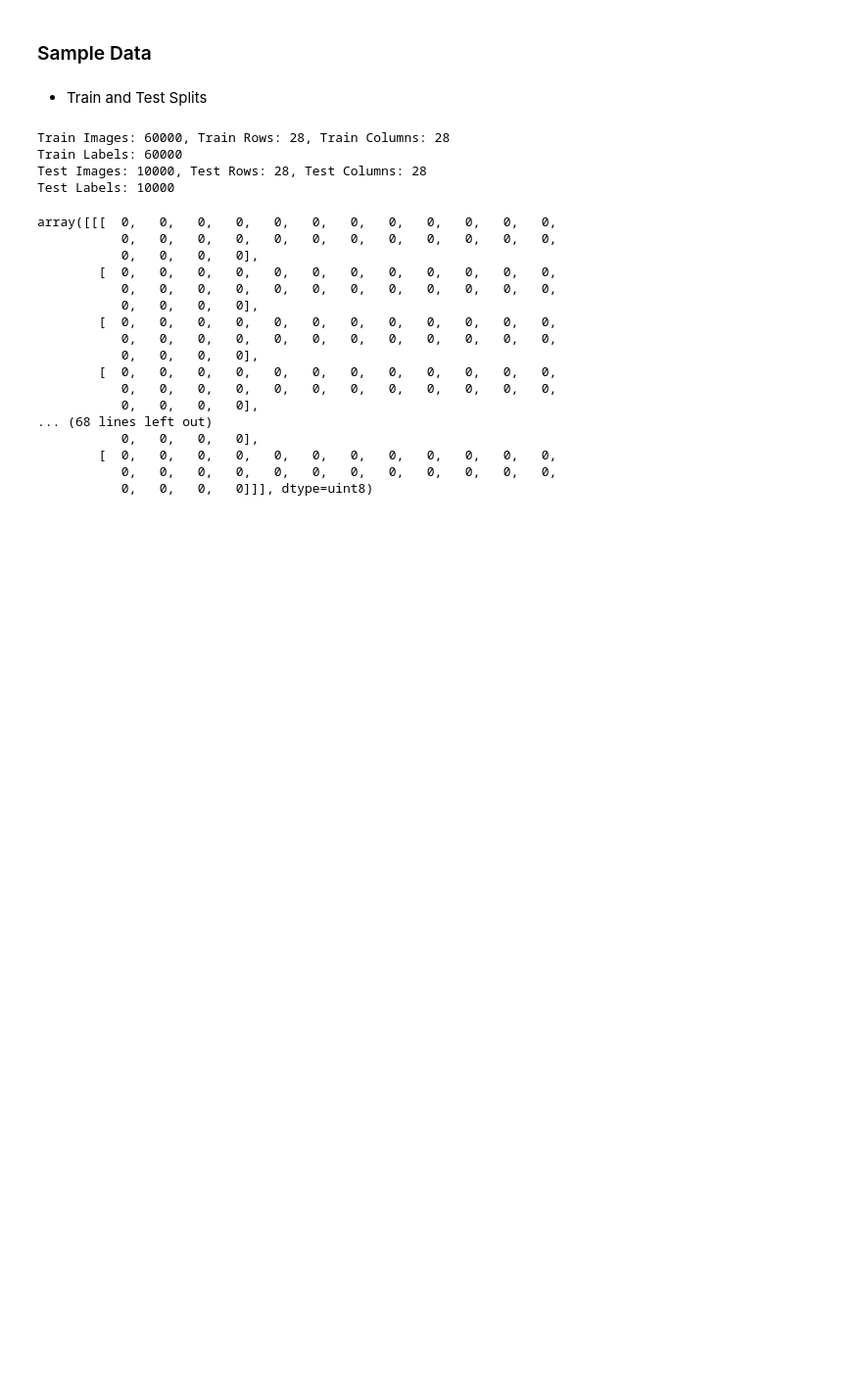
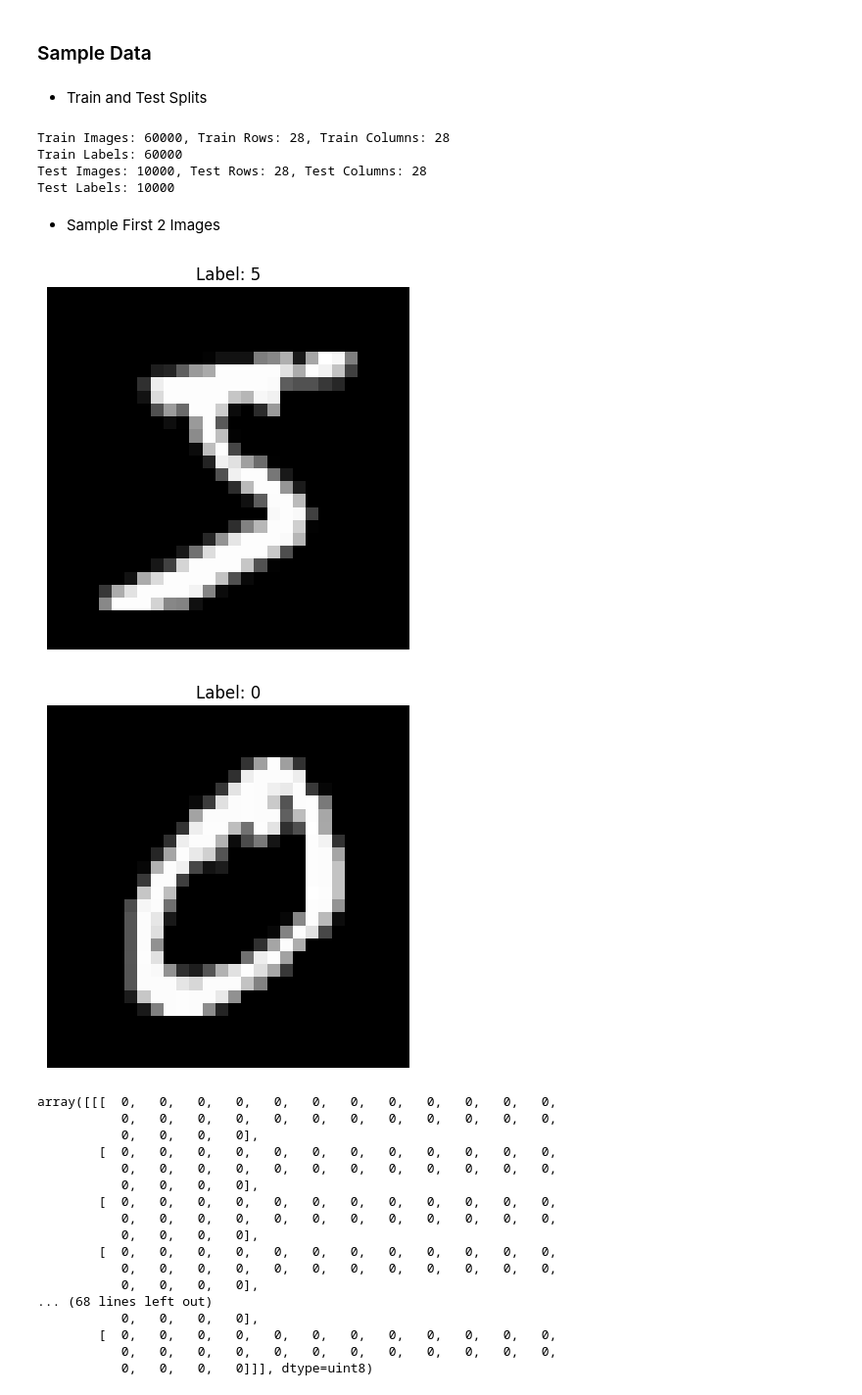
Before and after one commit to RakeshG1/DataScienceHub, a Jupyter notebook: DeepLearning/Tensorflow[MultiClassClassifier_DeepNeuralNetwork].ipynb, the cells around one changed output. Shown: that part at 98% size. Cells and saved outputs as stored; diff of their text form; code cells hidden in the pictures; blank space fills up the shorter version.

```diff
--- a/DeepLearning/Tensorflow[MultiClassClassifier_DeepNeuralNetwork].ipynb
+++ b/DeepLearning/Tensorflow[MultiClassClassifier_DeepNeuralNetwork].ipynb
@@ -166,6 +165,22 @@ Train Images: 60000, Train Rows: 28, Train Columns: 28
 Train Labels: 60000
 Test Images: 10000, Test Rows: 28, Test Columns: 28
 Test Labels: 10000
+# %% [markdown]
+- Sample First 2 Images
+# %%
+# Function to plot an image
+def plot_image(image, label):
+    plt.imshow(image, cmap='gray')
+    plt.title(f"Label: {label}")
+    plt.axis('off')
+    plt.show()
+
+# Plotting the first image from the training set
+plot_image(X_train_images[0], y_train_labels[0])
+plot_image(X_train_images[1], y_train_labels[1])
+# %% [output]
+[figure, added]
+[figure, added]
 # %%
 X_train_images[:1]
 # %% [output]
```
Also changed, not shown: parts of 5 cells of this notebook.
